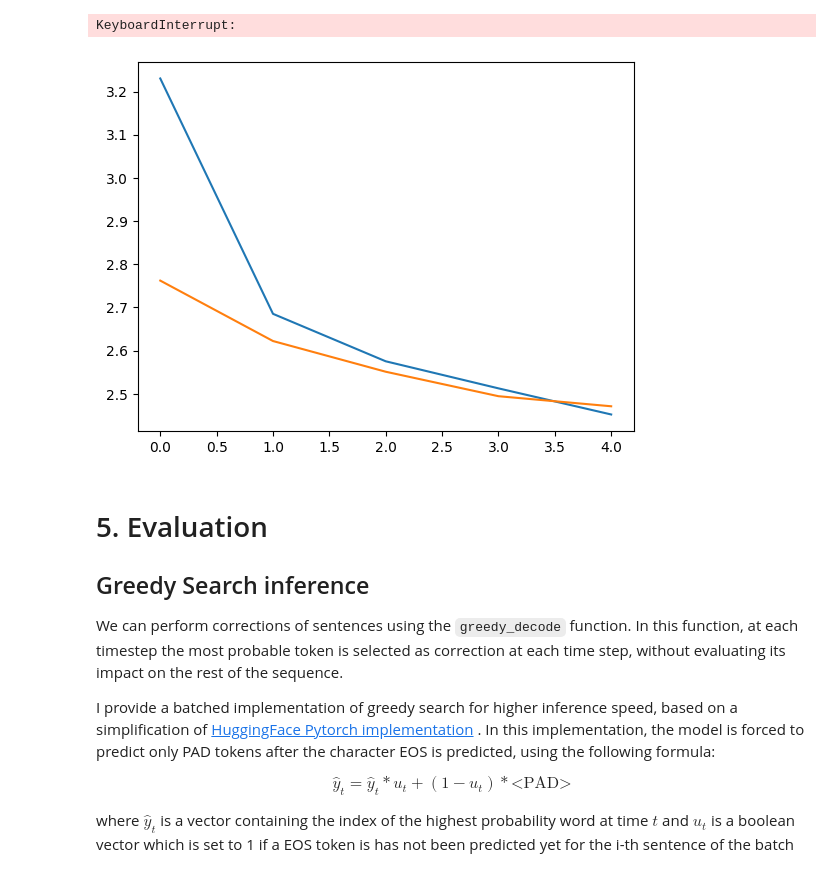
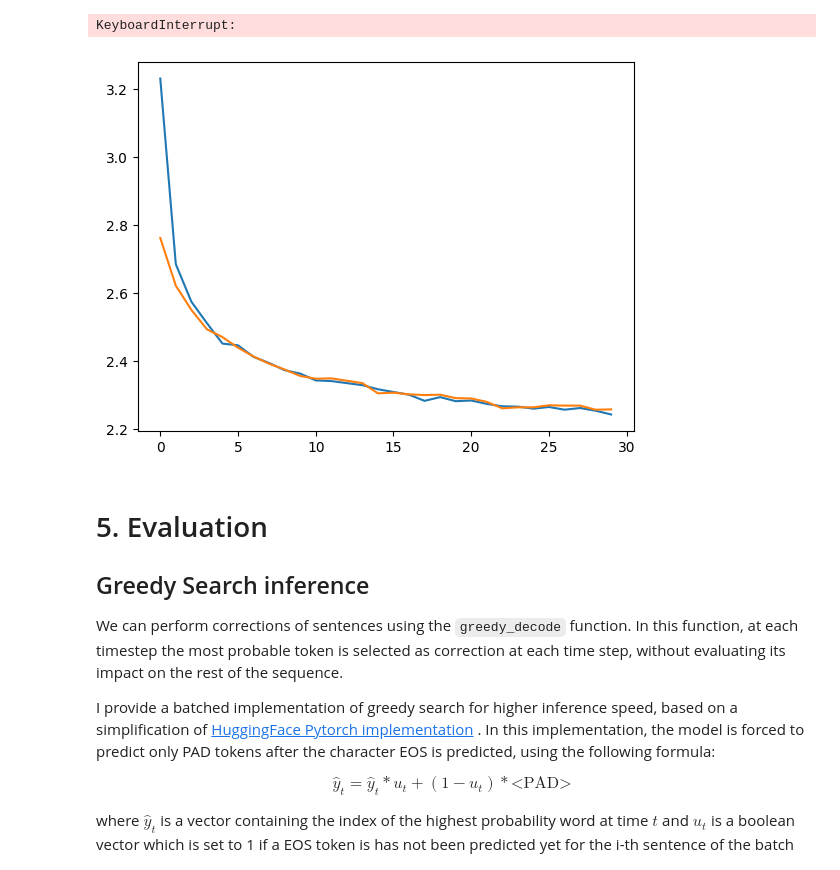
Before and after one commit to sean-gall-41/Grammar-Error-Correction, a Jupyter notebook: gec-with-transformers-from-scratch.ipynb, the cells around one changed output. Cells and saved outputs as stored; diff of their text form; code cells hidden in the pictures.

```diff
--- a/gec-with-transformers-from-scratch.ipynb
+++ b/gec-with-transformers-from-scratch.ipynb
@@ -575,11 +585,20 @@ Epoch: 28, Train loss: 2.263, Val loss: 2.270, Epoch time = 2872.020s
 Epoch: 29, Train loss: 2.255, Val loss: 2.258, Epoch time = 2868.231s
 Epoch: 30, Train loss: 2.244, Val loss: 2.259, Epoch time = 2856.500s
 KeyboardInterrupt:
-# %%
-_ = plt.plot(train_losses)
-_ = plt.plot(val_losses)
-# %% [output]
-[figure, removed]
+# %%
+latest_checkpt_train_losses = [3.230, 2.685, 2.575, 2.512, 2.452, 2.447, 2.413, 2.395, 2.374, 2.364, 2.344, 2.342,\
+                               2.336, 2.330, 2.318, 2.310, 2.302, 2.284, 2.295, \
+                               2.283, 2.285, 2.275, 2.268, 2.267, 2.261, 2.266, \
+                               2.258, 2.263, 2.255, 2.244]
+latest_checkpt_val_losses = [2.762, 2.622, 2.551, 2.494, 2.471, 2.440, 2.414, 2.393, 2.376, 2.357, 2.349, 2.350, \
+                             2.343, 2.336, 2.306, 2.308, 2.303, 2.301, 2.302, \
+                             2.292, 2.291, 2.281, 2.262, 2.265, 2.265, 2.271, \
+                             2.270, 2.270, 2.258, 2.259]
+len(latest_checkpt_train_losses), len(latest_checkpt_val_losses)
+_ = plt.plot(latest_checkpt_train_losses)
+_ = plt.plot(latest_checkpt_val_losses)
+# %% [output]
+[figure, added]
 # %% [markdown]
 <a name="5"></a>
 # 5. Evaluation
```
Also changed, not shown: parts of 10 cells of this notebook.
